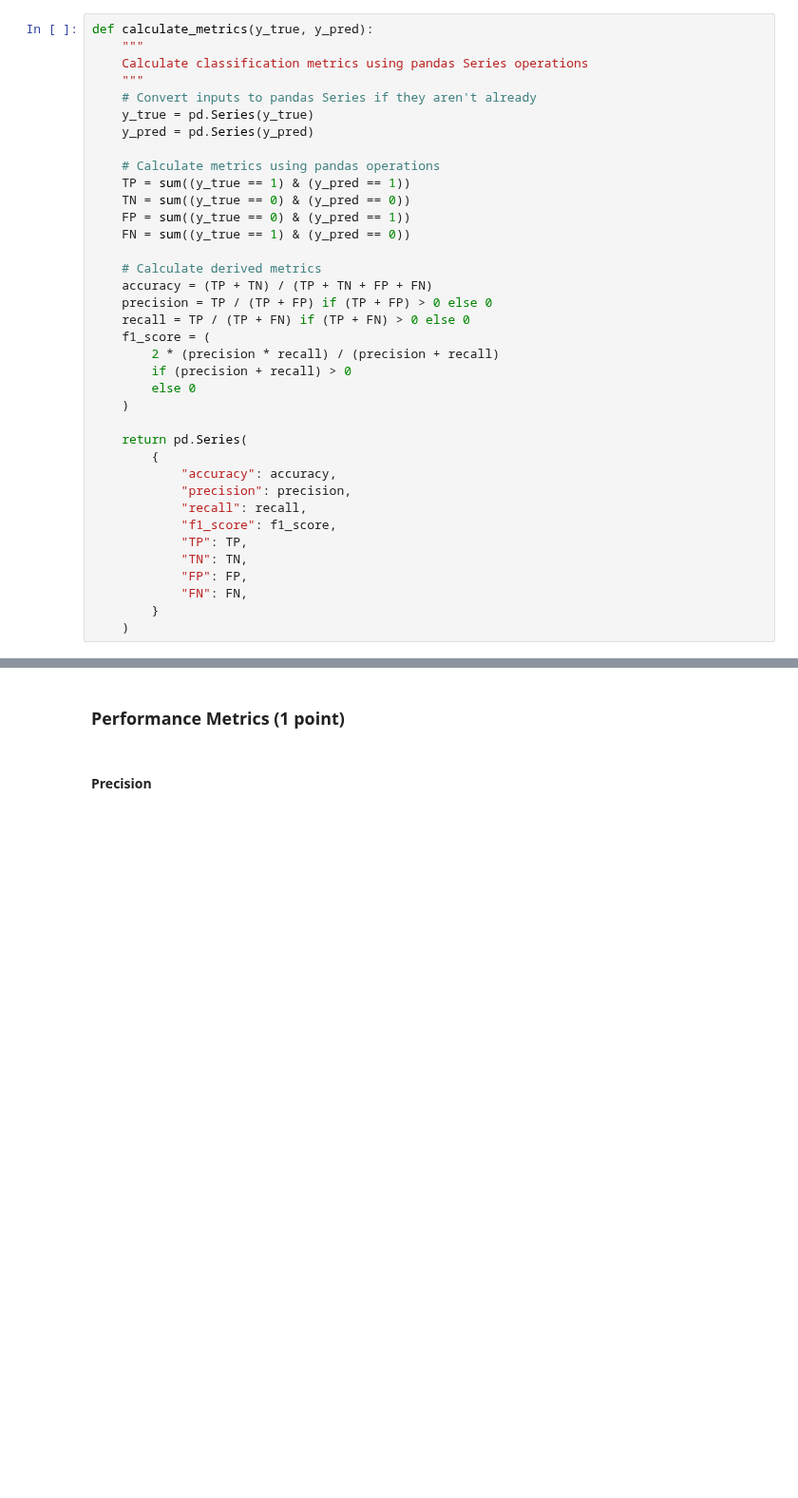
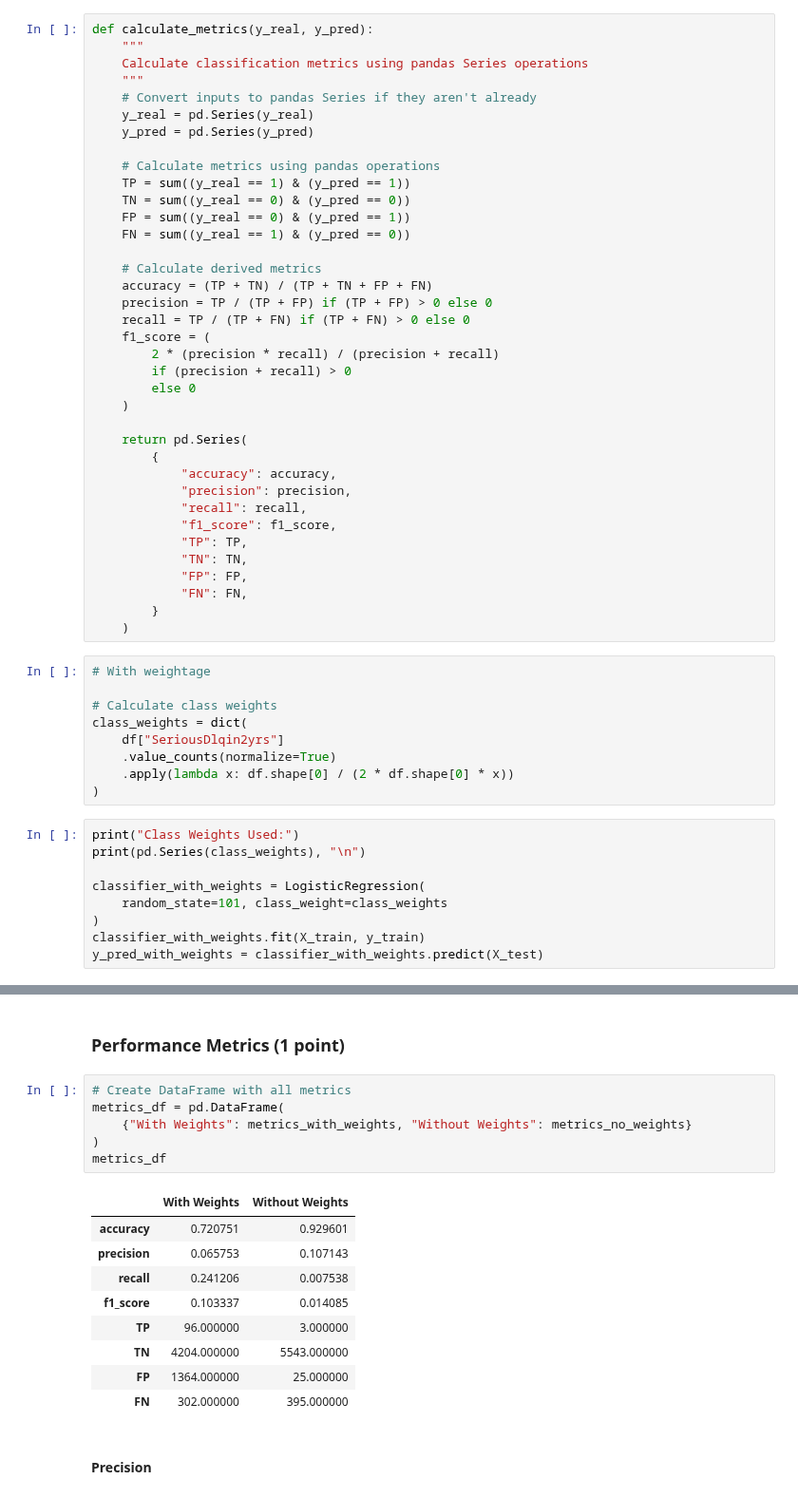
Before and after one commit to rajiv-ranjan/cds-mini-projects, a Jupyter notebook: m2/mini-project-2/project/M3_NB_MiniProject_2_Credit_risk_modelling_Logistic_Regression.ipynb, the cells around one changed output, grey strips where cells are left out. Shown at 95% size. Saved outputs shown, nothing was run; the diff lists cells and outputs as text; blank space fills up the shorter version.

```diff
--- a/m2/mini-project-2/project/M3_NB_MiniProject_2_Credit_risk_modelling_Logistic_Regression.ipynb
+++ b/m2/mini-project-2/project/M3_NB_MiniProject_2_Credit_risk_modelling_Logistic_Regression.ipynb
@@ -333,19 +438,19 @@ As there is imbalance in the class distribution, add weightage to the Logistic r
 
 Hint: [LogisticRegression](https://scikit-learn.org/stable/modules/generated/sklearn.linear_model.LogisticRegression.html)
 # %%
-def calculate_metrics(y_true, y_pred):
+def calculate_metrics(y_real, y_pred):
     """
     Calculate classification metrics using pandas Series operations
     """
     # Convert inputs to pandas Series if they aren't already
-    y_true = pd.Series(y_true)
+    y_real = pd.Series(y_real)
     y_pred = pd.Series(y_pred)
 
     # Calculate metrics using pandas operations
-    TP = sum((y_true == 1) & (y_pred == 1))
-    TN = sum((y_true == 0) & (y_pred == 0))
-    FP = sum((y_true == 0) & (y_pred == 1))
-    FN = sum((y_true == 1) & (y_pred == 0))
+    TP = sum((y_real == 1) & (y_pred == 1))
+    TN = sum((y_real == 0) & (y_pred == 0))
+    FP = sum((y_real == 0) & (y_pred == 1))
+    FN = sum((y_real == 1) & (y_pred == 0))
 
     # Calculate derived metrics
     accuracy = (TP + TN) / (TP + TN + FP + FN)
@@ -369,3 +474,21 @@ def calculate_metrics(y_true, y_pred):
             "FN": FN,
         }
     )
+# %%
+# With weightage
+
+# Calculate class weights
+class_weights = dict(
+    df["SeriousDlqin2yrs"]
+    .value_counts(normalize=True)
+    .apply(lambda x: df.shape[0] / (2 * df.shape[0] * x))
+)
+# %%
+print("Class Weights Used:")
+print(pd.Series(class_weights), "\n")
+
+classifier_with_weights = LogisticRegression(
+    random_state=101, class_weight=class_weights
+)
+classifier_with_weights.fit(X_train, y_train)
+y_pred_with_weights = classifier_with_weights.predict(X_test)
@@ -512,6 +549,22 @@ factor, offset
 # YOUR CODE HERE
 # %% [markdown]
 ### Performance Metrics (1 point)
+# %%
+# Create DataFrame with all metrics
+metrics_df = pd.DataFrame(
+    {"With Weights": metrics_with_weights, "Without Weights": metrics_no_weights}
+)
+metrics_df
+# %% [output]
+|  | With Weights | Without Weights |
+| accuracy | 0.720751 | 0.929601 |
+| precision | 0.065753 | 0.107143 |
+| recall | 0.241206 | 0.007538 |
+| f1_score | 0.103337 | 0.014085 |
+| TP | 96.000000 | 3.000000 |
+| TN | 4204.000000 | 5543.000000 |
+| FP | 1364.000000 | 25.000000 |
+| FN | 302.000000 | 395.000000 |
 # %% [markdown]
 #### Precision
 # %%
```
Also changed, not shown: parts of 33 cells of this notebook.
